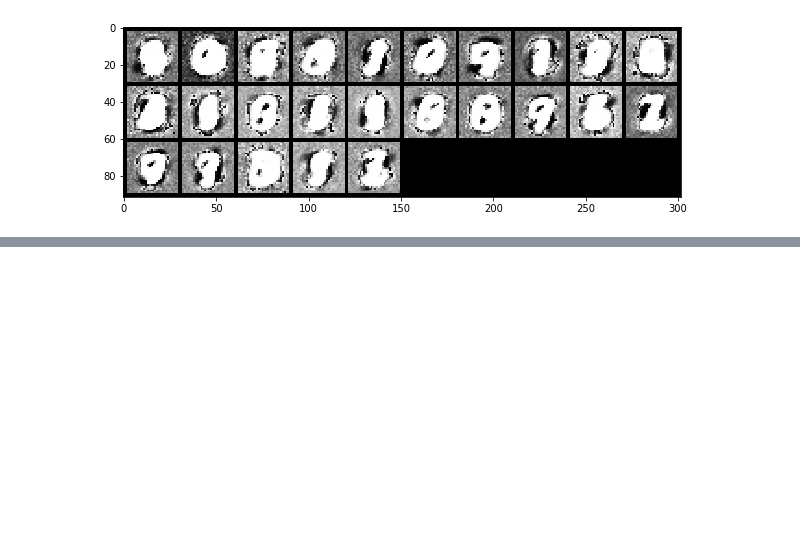
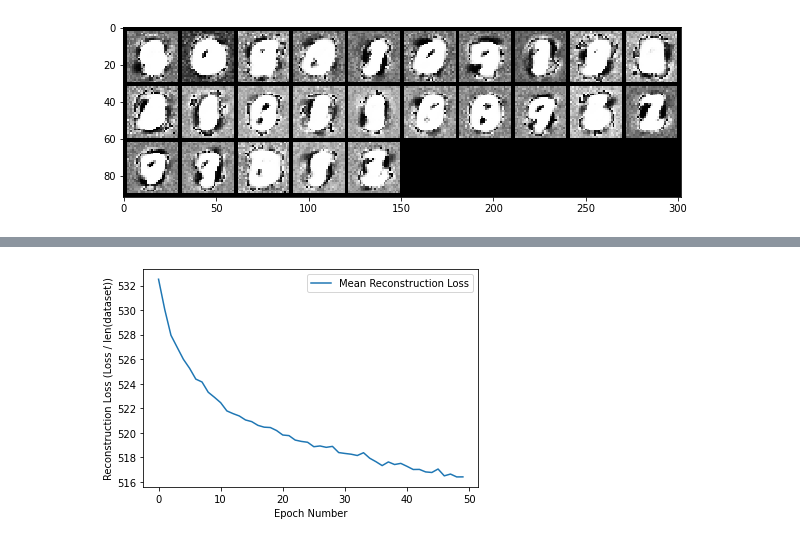
Before and after one commit to Mitchell-Chatterjee/COMP-5340, a Jupyter notebook: Assignment 4/Exercise_1.ipynb, the cells around one changed output, grey strips where cells are left out. Drawn from its saved outputs; the diff is of its cells as text; code cells hidden in the pictures; blank space fills up the shorter version.

```diff
--- a/Assignment 4/Exercise_1.ipynb
+++ b/Assignment 4/Exercise_1.ipynb
@@ -222,0 +221,31 @@ for i in img_indexes:
+# %%
+# Code cell for training the VAE model
+
+opt = torch.optim.Adam(autoencoder.parameters())
+reconstruction_loss = []
+
+for epoch in range(epochs):
+    start_time = time()
+    running_loss = 0
+    for x, y in mnist_train_loader:
+        x = x.to(device=device)  # GPU
+        opt.zero_grad()
+        x_hat = autoencoder(x)
+        loss = ((x - x_hat)**2).sum() + autoencoder.encoder.kl
+        running_loss += loss.item()
+        loss.backward()
+        opt.step()
+    end_time = time()
+    # Get the time to training
+    epoch_mins, epoch_secs = sc.epoch_time(start_time, end_time)
+
+    # Print the output if the number of epochs is equal to one in this list
+    if epoch in [0, 49, 99, 149, 199]:
+        vae.plot_reconstructed(autoencoder, device, r0=(-3, 3), r1=(-3, 3))
+
+    # Append to the reconstruction loss
+    reconstruction_loss.append(running_loss / len(mnist_train_set.data))
+
+    # Print some output from this epoch
+    print(f'Epoch: {epoch+1:02} | Epoch time (VAE Training): {epoch_mins}m {epoch_secs}s')
+    print(f'\t Mean reconstruction loss: {reconstruction_loss[epoch]:.5f}')
@@ -222,0 +270,15 @@ for i in img_indexes:
+# %%
+# Plot the reconstruction loss
+plt.plot([i for i in range(epochs)], reconstruction_loss, label='Mean Reconstruction Loss')
+
+# Add a legend
+plt.legend()
+
+# Add labels
+plt.xlabel("Epoch Number")
+plt.ylabel("Reconstruction Loss (Loss / len(dataset))")
+
+# Show the plot
+plt.show()
+# %% [output]
+[figure, added]
```
Also changed, not shown: parts of 5 cells of this notebook, 1 other file.
